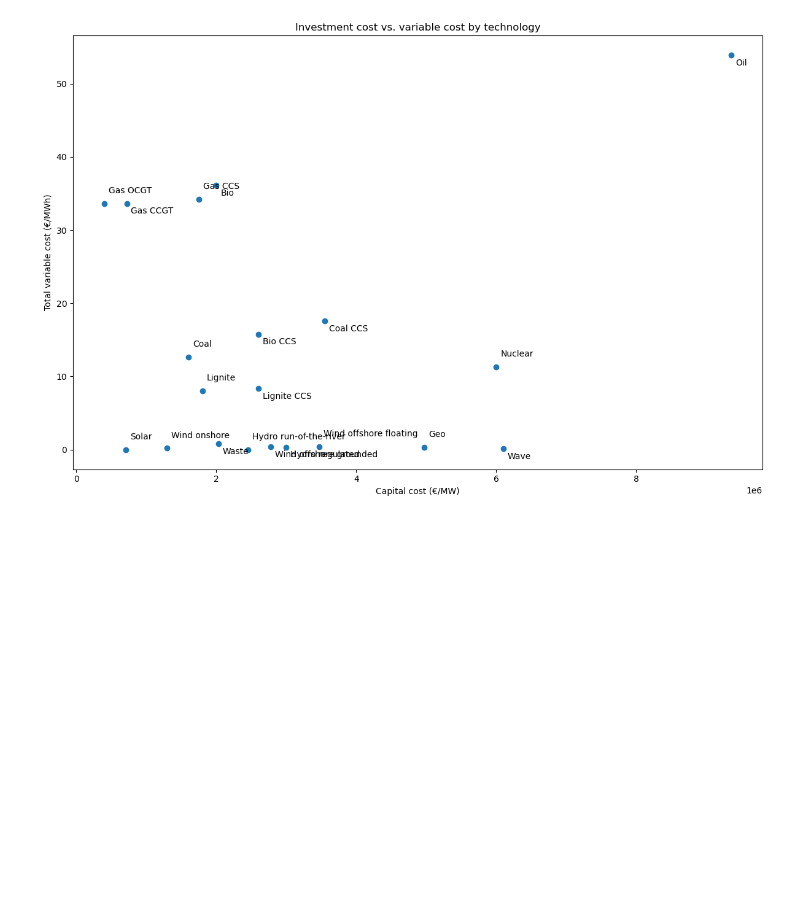
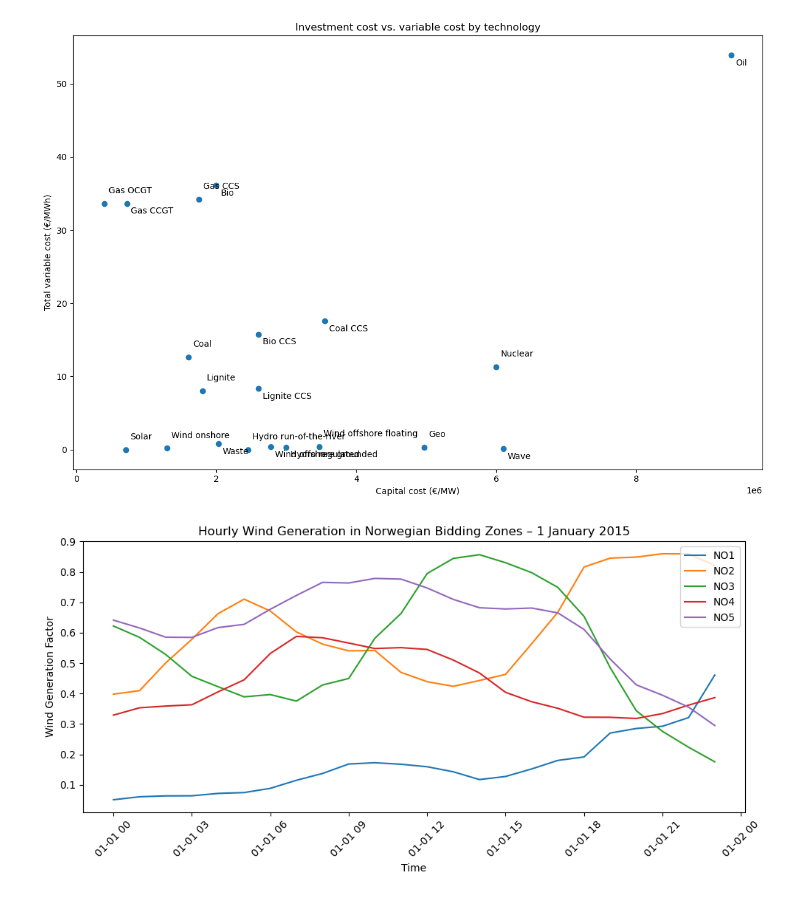
Before and after one commit to sunniva2001/TET4565, a Jupyter notebook: Data_cleaning/data_exploration.ipynb, the cells around one changed output. Saved outputs shown, nothing was run; the diff lists cells and outputs as text; code cells hidden in the pictures; blank space fills up the shorter version.

Commit message:
additional data visualization

```diff
--- a/Data_cleaning/data_exploration.ipynb
+++ b/Data_cleaning/data_exploration.ipynb
@@ -372,3 +374,28 @@ plt.tight_layout()
 plt.show()
 # %% [output]
 [figure]
+# %%
+# WIND DATA VISUALIZATION (1 JANUARY 2015)
+
+# Convert time to datetime
+windonshore_data["time"] = pd.to_datetime(windonshore_data["time"], dayfirst=True)
+
+first_day = windonshore_data[
+    windonshore_data["time"].dt.date == pd.Timestamp("2015-01-01").date()
+].copy()
+
+# Plot
+plt.figure(figsize=(10, 5))
+
+for zone in nodes:
+    plt.plot(first_day["time"], first_day[zone], label=zone)
+
+plt.xlabel("Time")
+plt.ylabel("Wind Generation Factor")
+plt.title("Hourly Wind Generation in Norwegian Bidding Zones – 1 January 2015")
+plt.legend()
+plt.xticks(rotation=45)
+plt.tight_layout()
+plt.show()
+# %% [output]
+[figure, added]
```
Also changed, not shown: parts of 1 cell of this notebook.
